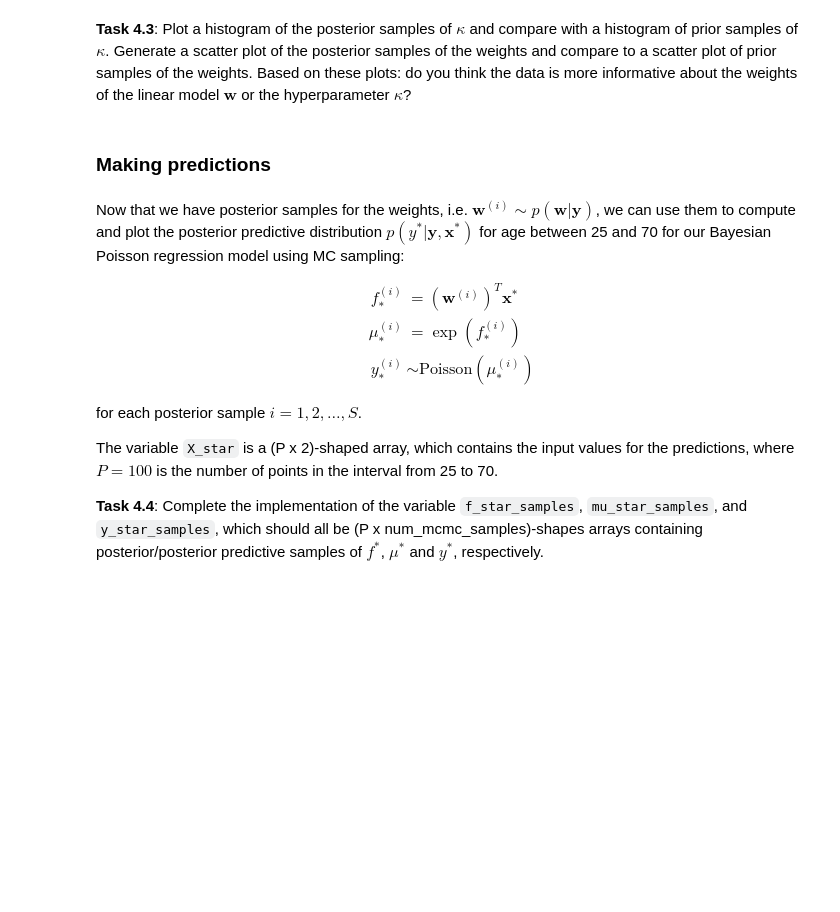
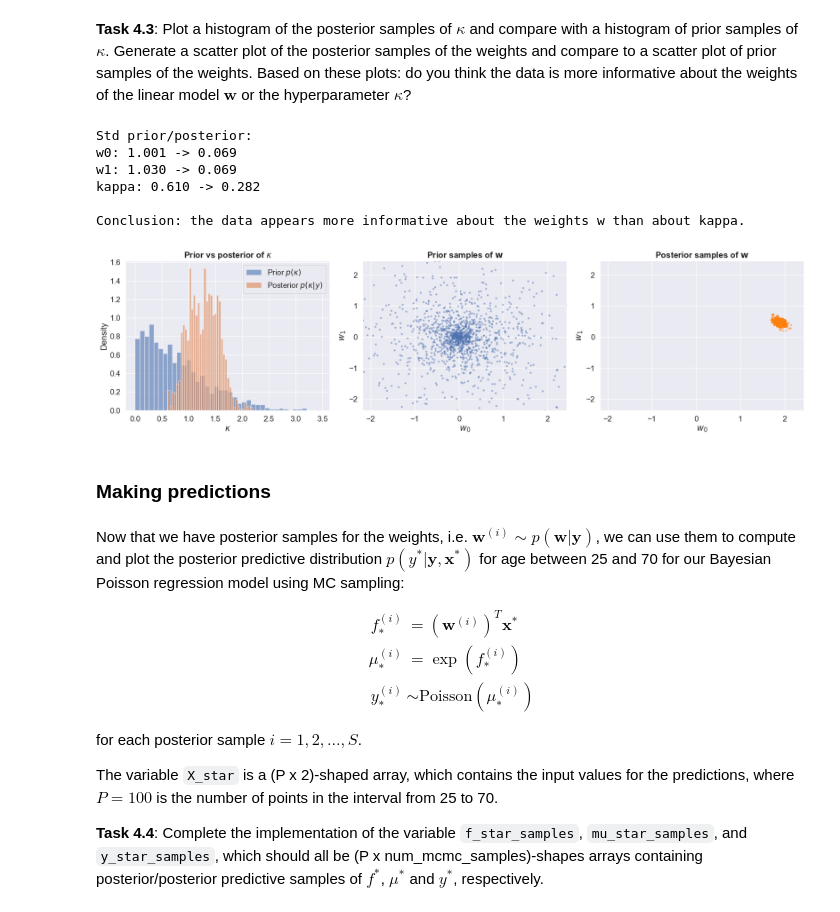
Before and after one commit to tzikos/Bayesian-ML-coursework, a Jupyter notebook: Week8/ex8_handout.ipynb, the cells around one changed output. Drawn from its saved outputs; the diff is of its cells as text; code cells hidden in the pictures; blank space fills up the shorter version.

```diff
--- a/Week8/ex8_handout.ipynb
+++ b/Week8/ex8_handout.ipynb
@@ -504,5 +762,75 @@ To be able to use our implementation of the Metropolis-Hastings algorithm, we wi
 # %% [markdown]
 **Task 4.3**: Plot a histogram of the posterior samples of $\kappa$ and compare with a histogram of prior samples of $\kappa$. Generate a scatter plot of the posterior samples of the weights and compare to a scatter plot of prior samples of the weights. Based on these plots: do you think the data is more informative about the weights of the linear model $\mathbf{w}$ or the hyperparameter $\kappa$?
+# %%
+# Task 4.3: compare posterior vs prior for kappa and weights
+
+# posterior samples after warm-up
+post_samples = thetas_post_burned
+w_post = post_samples[:, :2]
+kappa_post = post_samples[:, 2]
+num_mcmc_samples = post_samples.shape[0]
+
+# draw prior samples: kappa ~ HalfNormal(0,1), w | kappa ~ N(0, kappa^2 I)
+key_prior = random.PRNGKey(123)
+key_kappa, key_w = random.split(key_prior, 2)
+
+kappa_prior = jnp.abs(random.normal(key_kappa, shape=(num_mcmc_samples,)))
+w_prior = random.normal(key_w, shape=(num_mcmc_samples, 2)) * kappa_prior[:, None]
+
+# plotting
+fig, axes = plt.subplots(1, 3, figsize=(18, 5))
+
+# (1) kappa histogram: prior vs posterior
+axes[0].hist(np.asarray(kappa_prior), bins=40, density=True, alpha=0.6, label='Prior $p(\\kappa)$')
+axes[0].hist(np.asarray(kappa_post), bins=40, density=True, alpha=0.6, label='Posterior $p(\\kappa|y)$')
+axes[0].set_xlabel(r'$\kappa$')
+axes[0].set_ylabel('Density')
+axes[0].set_title(r'Prior vs posterior of $\kappa$', fontweight='bold')
+axes[0].legend()
+
+# common limits for fair visual comparison in weight scatter plots
+w_all = jnp.vstack([w_prior, w_post])
+x_lo, x_hi = jnp.percentile(w_all[:, 0], 1), jnp.percentile(w_all[:, 0], 99)
+y_lo, y_hi = jnp.percentile(w_all[:, 1], 1), jnp.percentile(w_all[:, 1], 99)
+
+# (2) prior weights
+axes[1].scatter(np.asarray(w_prior[:, 0]), np.asarray(w_prior[:, 1]), s=6, alpha=0.4)
+axes[1].set_xlim(float(x_lo), float(x_hi))
+axes[1].set_ylim(float(y_lo), float(y_hi))
+axes[1].set_xlabel(r'$w_0$')
+axes[1].set_ylabel(r'$w_1$')
+axes[1].set_title(r'Prior samples of $\mathbf{w}$', fontweight='bold')
+
+# (3) posterior weights
+axes[2].scatter(np.asarray(w_post[:, 0]), np.asarray(w_post[:, 1]), s=6, alpha=0.4, color='tab:orange')
+axes[2].set_xlim(float(x_lo), float(x_hi))
+axes[2].set_ylim(float(y_lo), float(y_hi))
+axes[2].set_xlabel(r'$w_0$')
+axes[2].set_ylabel(r'$w_1$')
+axes[2].set_title(r'Posterior samples of $\mathbf{w}$', fontweight='bold')
+
+plt.tight_layout()
+
+# quick numeric comparison of contraction (smaller std => more informed by data)
+std_prior_w = jnp.std(w_prior, axis=0)
+std_post_w = jnp.std(w_post, axis=0)
+std_prior_k = jnp.std(kappa_prior)
+std_post_k = jnp.std(kappa_post)
+
+print("Std prior/posterior:")
+print(f"w0: {std_prior_w[0]:.3f} -> {std_post_w[0]:.3f}")
+print(f"w1: {std_prior_w[1]:.3f} -> {std_post_w[1]:.3f}")
+print(f"kappa: {std_prior_k:.3f} -> {std_post_k:.3f}")
+
+print("\nConclusion: the data appears more informative about the weights w than about kappa.")
+# %% [output]
+Std prior/posterior:
+w0: 1.001 -> 0.069
+w1: 1.030 -> 0.069
+kappa: 0.610 -> 0.282
+
+Conclusion: the data appears more informative about the weights w than about kappa.
+[figure, added]
 # %% [markdown]
 ### Making predictions
 # %% [markdown]
```
Also changed, not shown: parts of 28 cells of this notebook.
